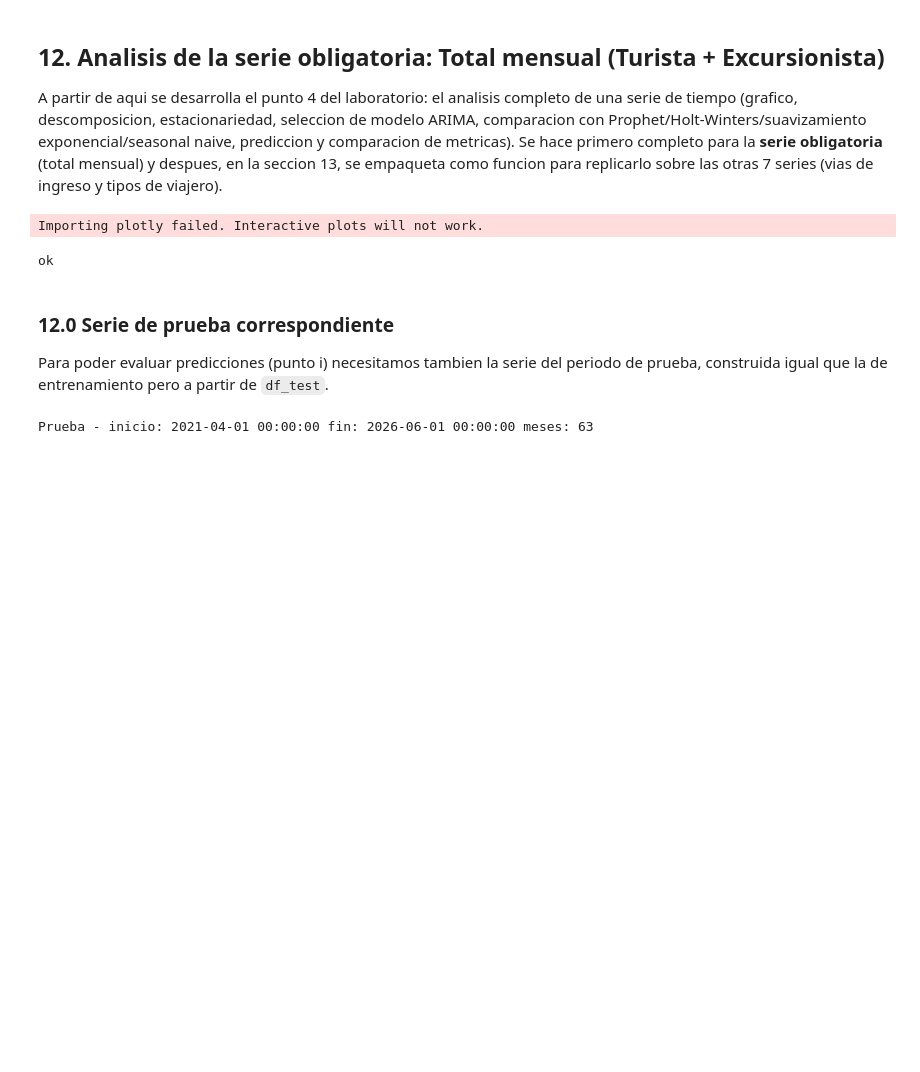
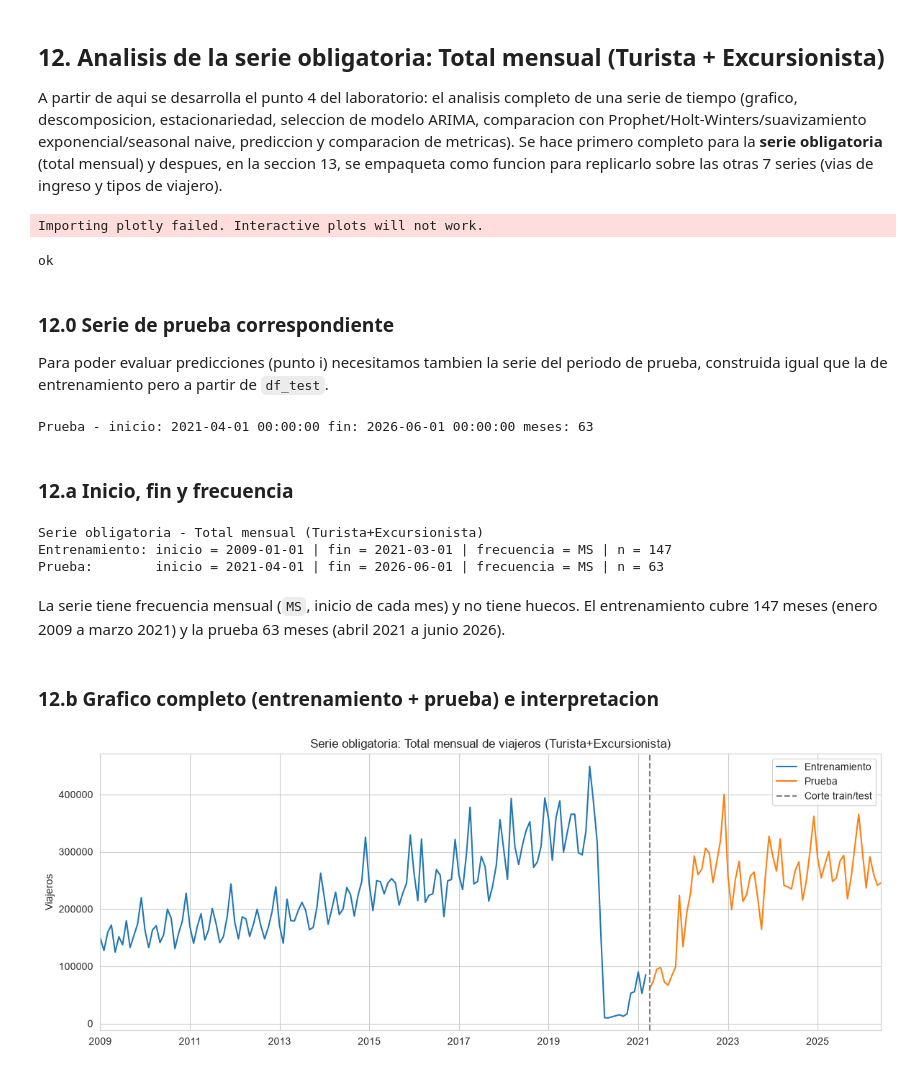
Before and after one commit to DavidDominguez-11/DS-Lab1, a Jupyter notebook: Lab1_Series_de_Tiempo.ipynb, the cells around one changed output. Drawn from its saved outputs; the diff is of its cells as text; code cells hidden in the pictures; blank space fills up the shorter version.

Commit message:
inicio, fin, frecuencia y el grafico

```diff
--- a/Lab1_Series_de_Tiempo.ipynb
+++ b/Lab1_Series_de_Tiempo.ipynb
@@ -660,3 +660,34 @@ print("Prueba - inicio:", serie_total_test.index.min(), "fin:", serie_total_test
       "meses:", len(serie_total_test))
 # %% [output]
 Prueba - inicio: 2021-04-01 00:00:00 fin: 2026-06-01 00:00:00 meses: 63
+# %% [markdown]
+### 12.a Inicio, fin y frecuencia
+# %%
+print("Serie obligatoria - Total mensual (Turista+Excursionista)")
+print("Entrenamiento: inicio =", serie_total_train.index.min().date(),
+      "| fin =", serie_total_train.index.max().date(),
+      "| frecuencia =", serie_total_train.index.freqstr,
+      "| n =", len(serie_total_train))
+print("Prueba:        inicio =", serie_total_test.index.min().date(),
+      "| fin =", serie_total_test.index.max().date(),
+      "| frecuencia =", serie_total_test.index.freqstr,
+      "| n =", len(serie_total_test))
+# %% [output]
+Serie obligatoria - Total mensual (Turista+Excursionista)
+Entrenamiento: inicio = 2009-01-01 | fin = 2021-03-01 | frecuencia = MS | n = 147
+Prueba:        inicio = 2021-04-01 | fin = 2026-06-01 | frecuencia = MS | n = 63
+# %% [markdown]
+La serie tiene frecuencia mensual (`MS`, inicio de cada mes) y no tiene huecos. El entrenamiento cubre 147 meses (enero 2009 a marzo 2021) y la prueba 63 meses (abril 2021 a junio 2026).
+# %% [markdown]
+### 12.b Grafico completo (entrenamiento + prueba) e interpretacion
+# %%
+fig, ax = plt.subplots(figsize=(14,5))
+serie_total_train.plot(ax=ax, label='Entrenamiento')
+serie_total_test.plot(ax=ax, label='Prueba')
+ax.axvline(serie_total_test.index.min(), color='gray', linestyle='--', label='Corte train/test')
+ax.set_title('Serie obligatoria: Total mensual de viajeros (Turista+Excursionista)')
+ax.set_ylabel('Viajeros')
+ax.legend()
+plt.show()
+# %% [output]
+[figure, added]
```
Also changed, not shown: parts of 1 cell of this notebook.
